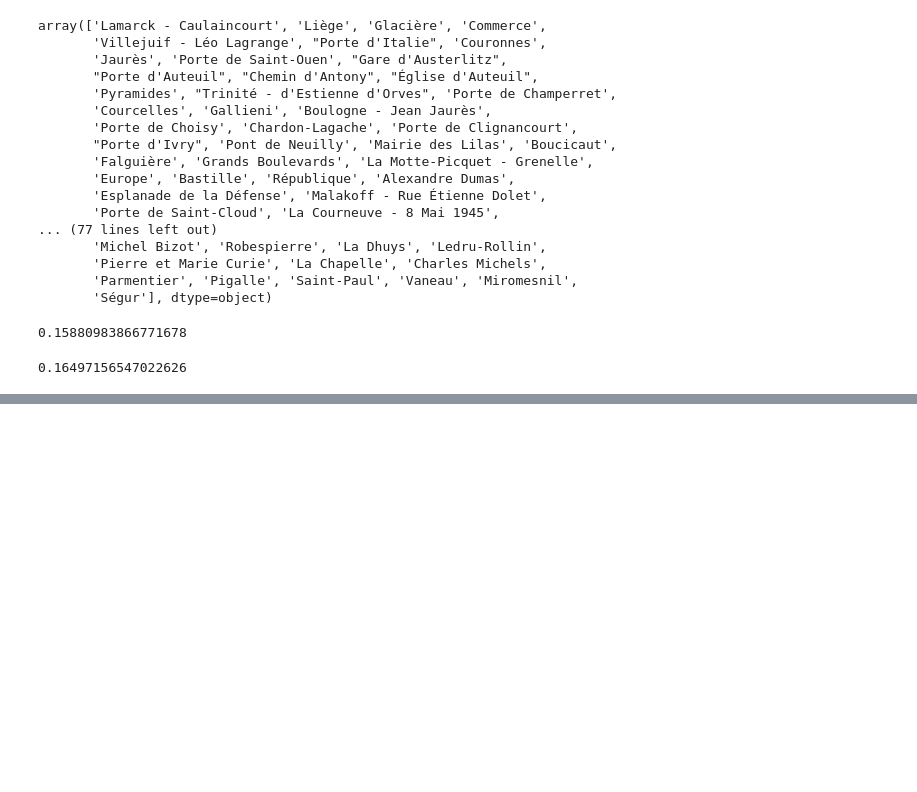
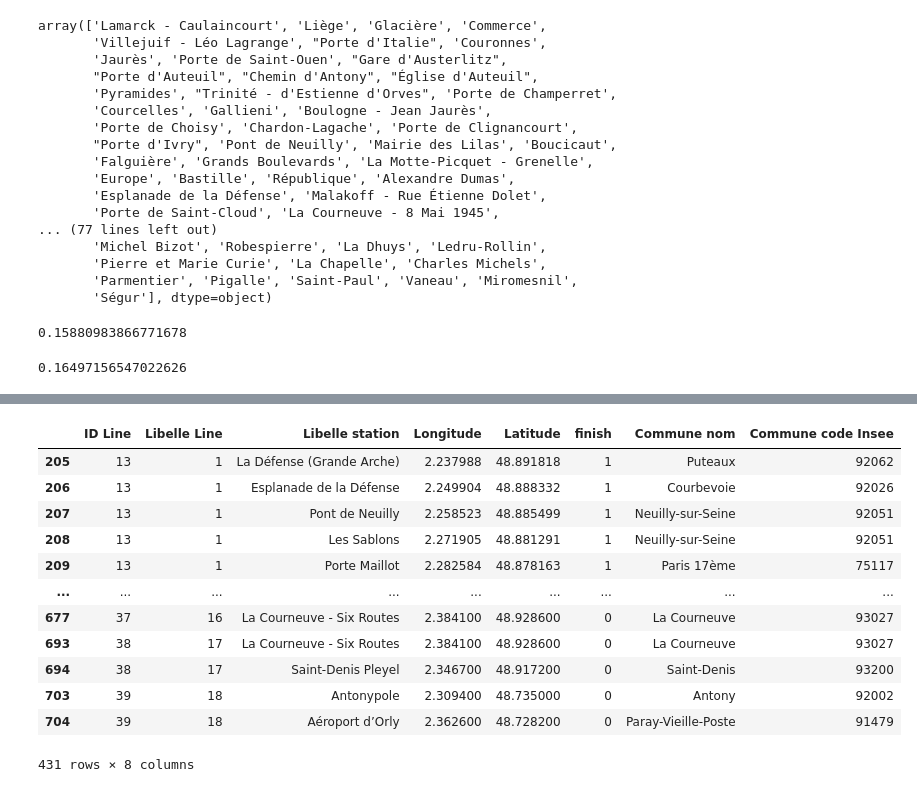
Before and after one commit to floriansilvestre67/metro-paris-analytics, a Jupyter notebook: notebooks/Untitled.ipynb, the cells around one changed output, grey strips where cells are left out. Saved outputs shown, nothing was run; the diff lists cells and outputs as text; code cells hidden in the pictures; blank space fills up the shorter version.

```diff
--- a/notebooks/Untitled.ipynb
+++ b/notebooks/Untitled.ipynb
@@ -184,3 +184,5 @@ df_Anthony = df_data[df_data["station"]== "Chemin d'Antony"]
 df_Anthony.shape[0]/df_data.shape[0]*100
 # %% [output]
 0.16497156547022626
+# %%
+df_data_metro = pd.read_csv("../data/metro-france.csv")
@@ -186,0 +334,16 @@ df_Anthony.shape[0]/df_data.shape[0]*100
+# %%
+df_data_metro[df_data_metro["Commune nom"].isin(liste_communes)]
+# %% [output]
+|  | ID Line | Libelle Line | Libelle station | Longitude | Latitude | finish | Commune nom | Commune code Insee |
+| 205 | 13 | 1 | La Défense (Grande Arche) | 2.237988 | 48.891818 | 1 | Puteaux | 92062 |
+| 206 | 13 | 1 | Esplanade de la Défense | 2.249904 | 48.888332 | 1 | Courbevoie | 92026 |
+| 207 | 13 | 1 | Pont de Neuilly | 2.258523 | 48.885499 | 1 | Neuilly-sur-Seine | 92051 |
+| 208 | 13 | 1 | Les Sablons | 2.271905 | 48.881291 | 1 | Neuilly-sur-Seine | 92051 |
+| 209 | 13 | 1 | Porte Maillot | 2.282584 | 48.878163 | 1 | Paris 17ème | 75117 |
+| ... | ... | ... | ... | ... | ... | ... | ... | ... |
+| 677 | 37 | 16 | La Courneuve - Six Routes | 2.384100 | 48.928600 | 0 | La Courneuve | 93027 |
+| 693 | 38 | 17 | La Courneuve - Six Routes | 2.384100 | 48.928600 | 0 | La Courneuve | 93027 |
+| 694 | 38 | 17 | Saint-Denis Pleyel | 2.346700 | 48.917200 | 0 | Saint-Denis | 93200 |
+| 703 | 39 | 18 | Antonypole | 2.309400 | 48.735000 | 0 | Antony | 92002 |
+| 704 | 39 | 18 | Aéroport d’Orly | 2.362600 | 48.728200 | 0 | Paray-Vieille-Poste | 91479 |
+431 rows × 8 columns
```
Also changed, not shown: parts of 12 cells of this notebook, 2 other files.
